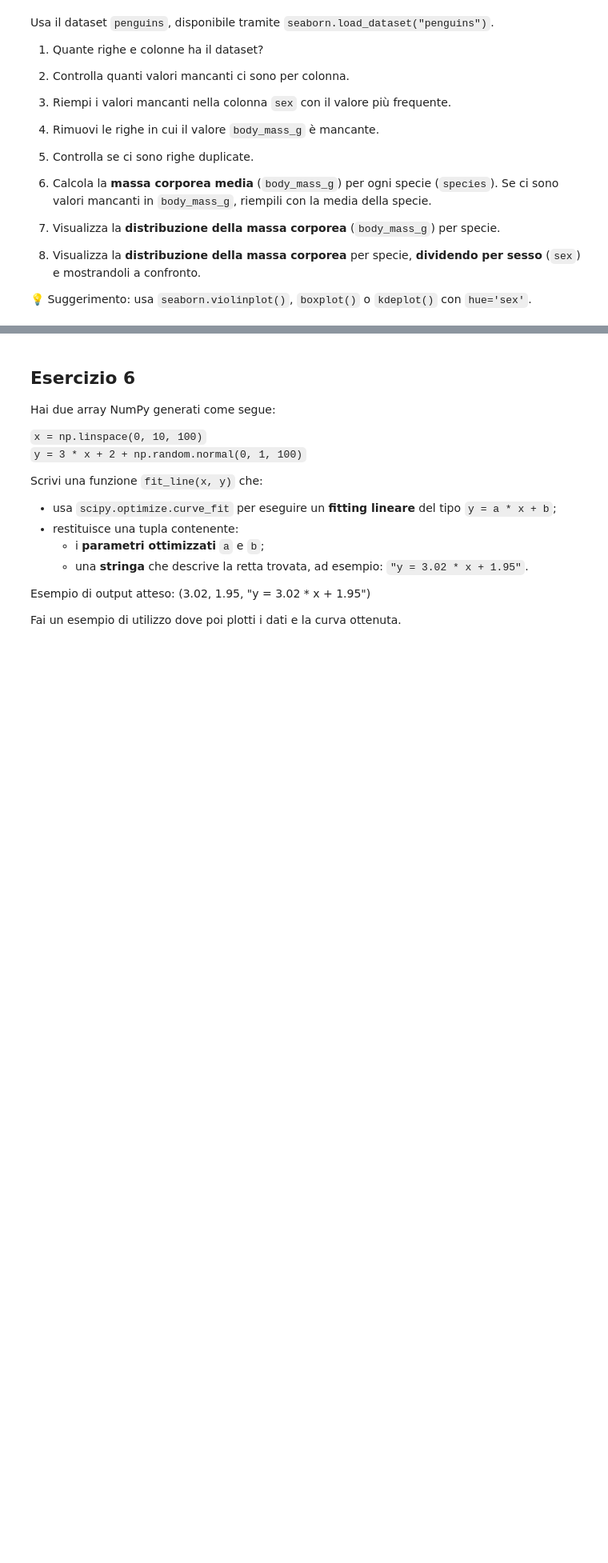
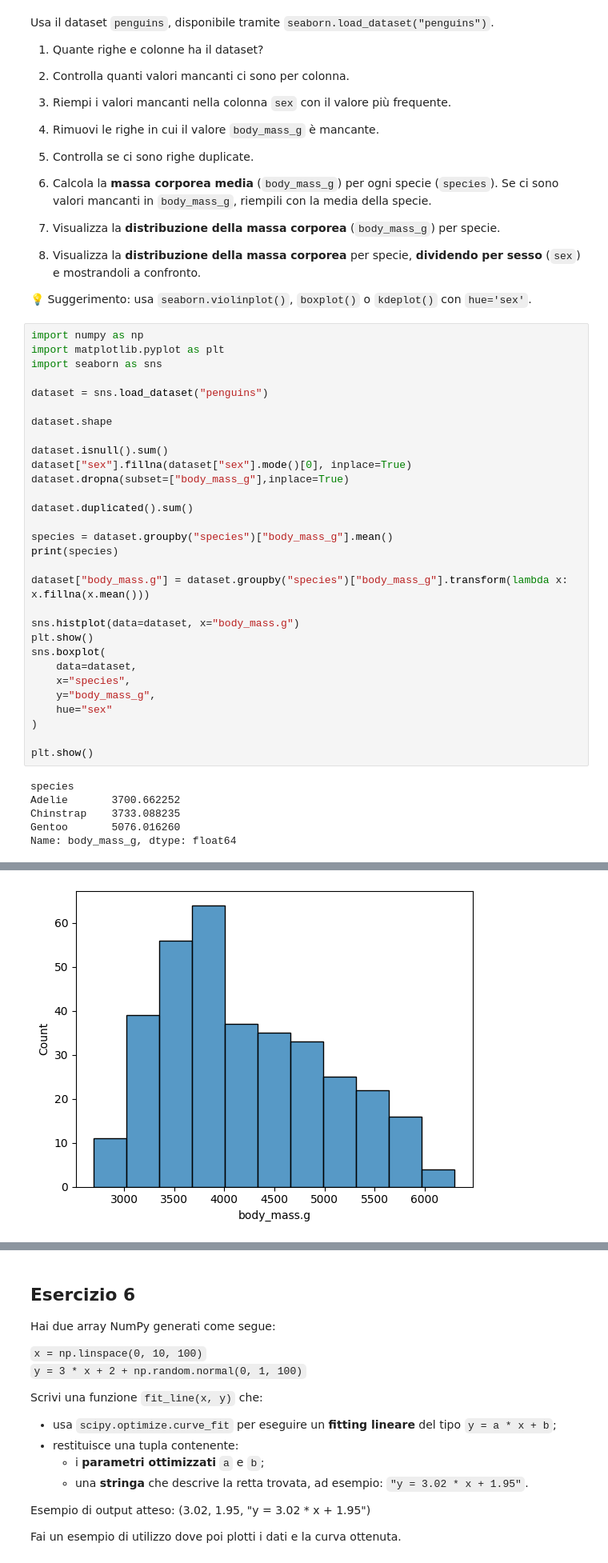
Before and after one commit to ariellecharonne/programmingLab, a Jupyter notebook: simulazEsame.ipynb, the cells around one changed output, grey strips where cells are left out. Shown at 80% size. Drawn from its saved outputs; the diff is of its cells as text; blank space fills up the shorter version.

```diff
--- a/simulazEsame.ipynb
+++ b/simulazEsame.ipynb
@@ -211,3 +230,39 @@ Usa il dataset `penguins`, disponibile tramite `seaborn.load_dataset("penguins")
 
 
 💡 Suggerimento: usa `seaborn.violinplot()`, `boxplot()` o `kdeplot()` con `hue='sex'`.
+# %%
+import numpy as np
+import matplotlib.pyplot as plt
+import seaborn as sns
+
+dataset = sns.load_dataset("penguins")
+
+dataset.shape
+
+dataset.isnull().sum()
+dataset["sex"].fillna(dataset["sex"].mode()[0], inplace=True)
+dataset.dropna(subset=["body_mass_g"],inplace=True)
+
+dataset.duplicated().sum()
+
+species = dataset.groupby("species")["body_mass_g"].mean()
+print(species)
+
+dataset["body_mass.g"] = dataset.groupby("species")["body_mass_g"].transform(lambda x: x.fillna(x.mean()))
+
+sns.histplot(data=dataset, x="body_mass.g")
+plt.show()
+sns.boxplot(
+    data=dataset,
+    x="species",
+    y="body_mass_g",
+    hue="sex"
+)
+
+plt.show()
+# %% [output]
+species
+Adelie       3700.662252
+Chinstrap    3733.088235
+Gentoo       5076.016260
+Name: body_mass_g, dtype: float64
@@ -213,0 +276 @@ Usa il dataset `penguins`, disponibile tramite `seaborn.load_dataset("penguins")
+[figure, added]
```
Also changed, not shown: parts of 3 cells of this notebook.
